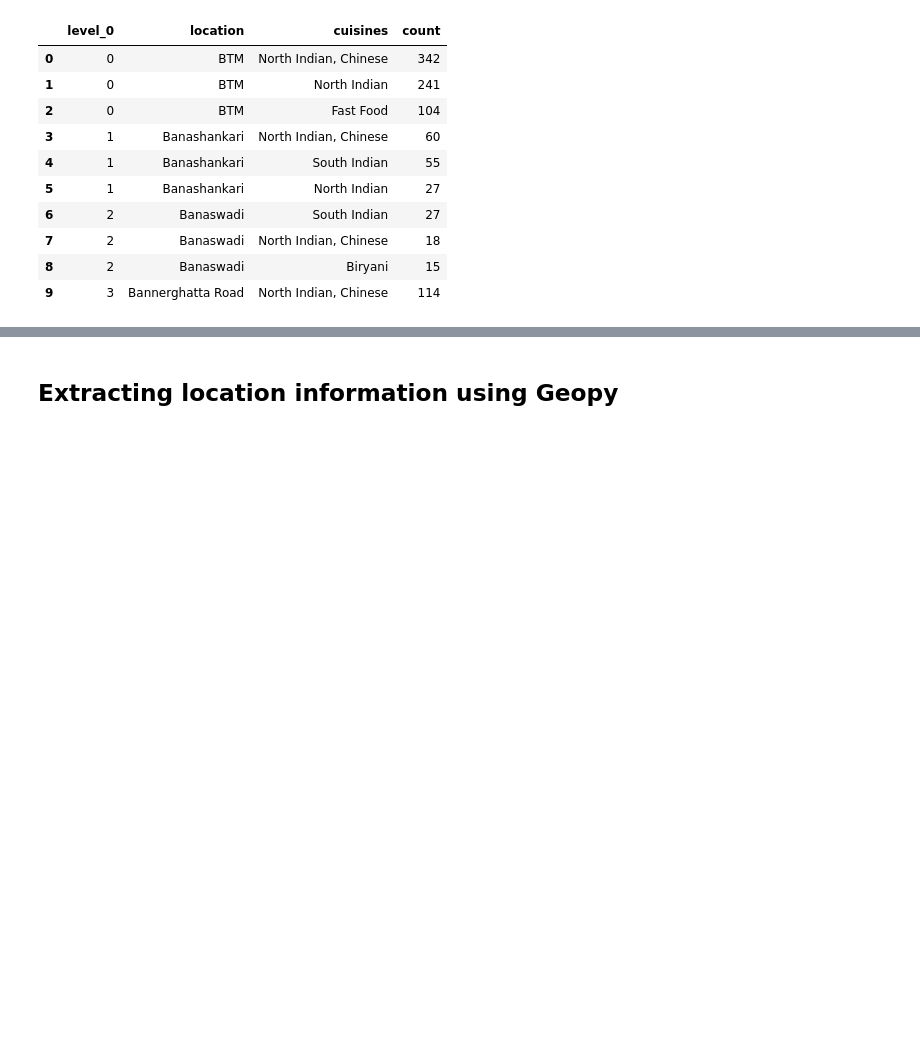
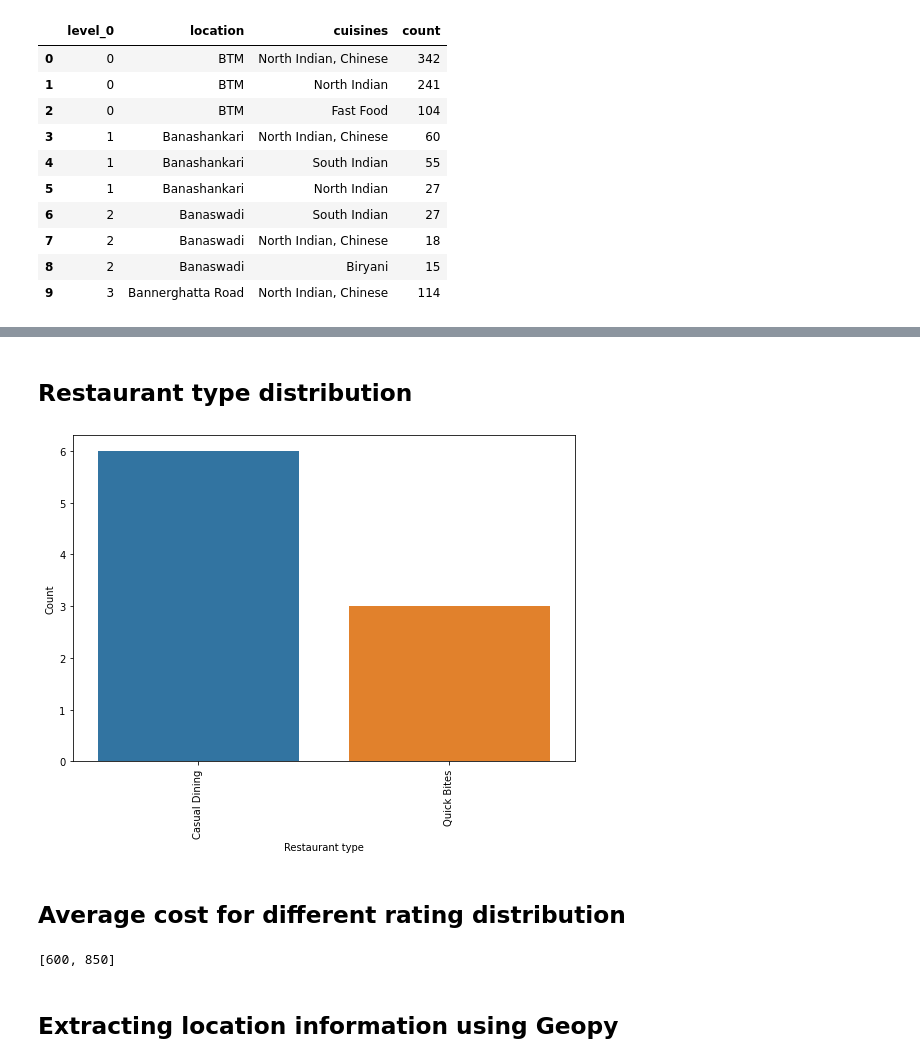
Before and after one commit to aditya-bhardwaj01/Best-Restaurant-Finder, a Jupyter notebook: model/zomato_data_analysis.ipynb, the cells around one changed output, grey strips where cells are left out. Cells and saved outputs as stored; diff of their text form; code cells hidden in the pictures; blank space fills up the shorter version.

```diff
--- a/model/zomato_data_analysis.ipynb
+++ b/model/zomato_data_analysis.ipynb
@@ -350,0 +392,31 @@ data_cuisines_loc.head(10)
+# %% [markdown]
+## Restaurant type distribution
+# %%
+import collections
+def produceRestaurantDist(location):
+    new_data = data[data['location'].apply(lambda x: x.lower() == location.lower())]
+    rest_type = []
+    for i in new_data['rest_type']:
+        if not isinstance(i, str):
+            continue
+        for j in i.split(','):
+            rest_type.append(j.strip())
+
+    counter = collections.Counter(rest_type)
+    top_items = counter.most_common(20)
+    x1 = [item[0] for item in top_items]
+    y1 = [item[1] for item in top_items]
+
+    plt.figure(figsize=(9, 6))
+    plt.xlim([18, 14])
+    sns.barplot(x = x1, y = y1)
+    plt.xlabel('Restaurant type')
+    plt.ylabel('Count')
+    plt.xticks(rotation=90)
+#     plt.savefig('../client/src/images/stats')
+# %%
+produceRestaurantDist('Uttarahalli')
+# %% [output]
+[figure, added]
+# %% [markdown]
+## Average cost for different rating distribution
@@ -351,3 +440,7 @@ data_cuisines_loc.head(10)
+# %%
+produceAvgCostForRatingRange('Rajarajeshwari Nagar')
+# %% [output]
+[600, 850]
 # %% [markdown]
 ## Extracting location information using Geopy
 # %%
```
Also changed, not shown: parts of 18 cells of this notebook, 7 other files.
